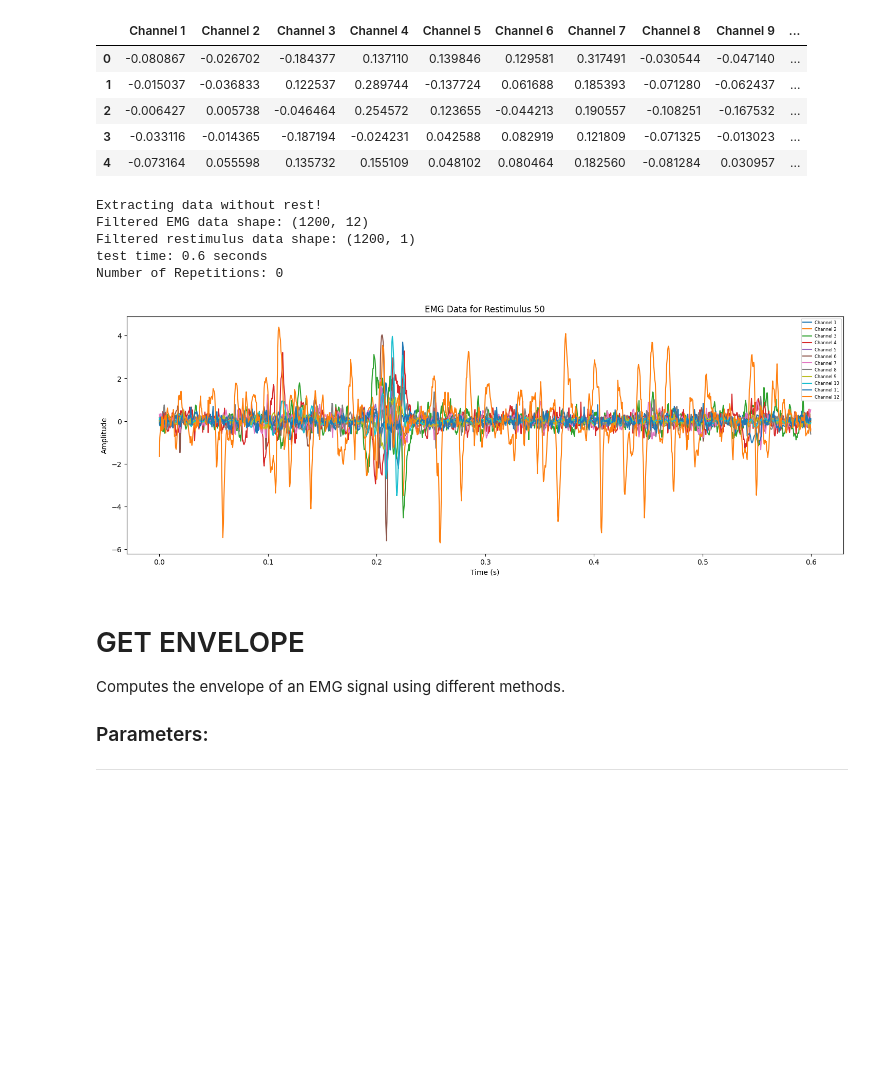
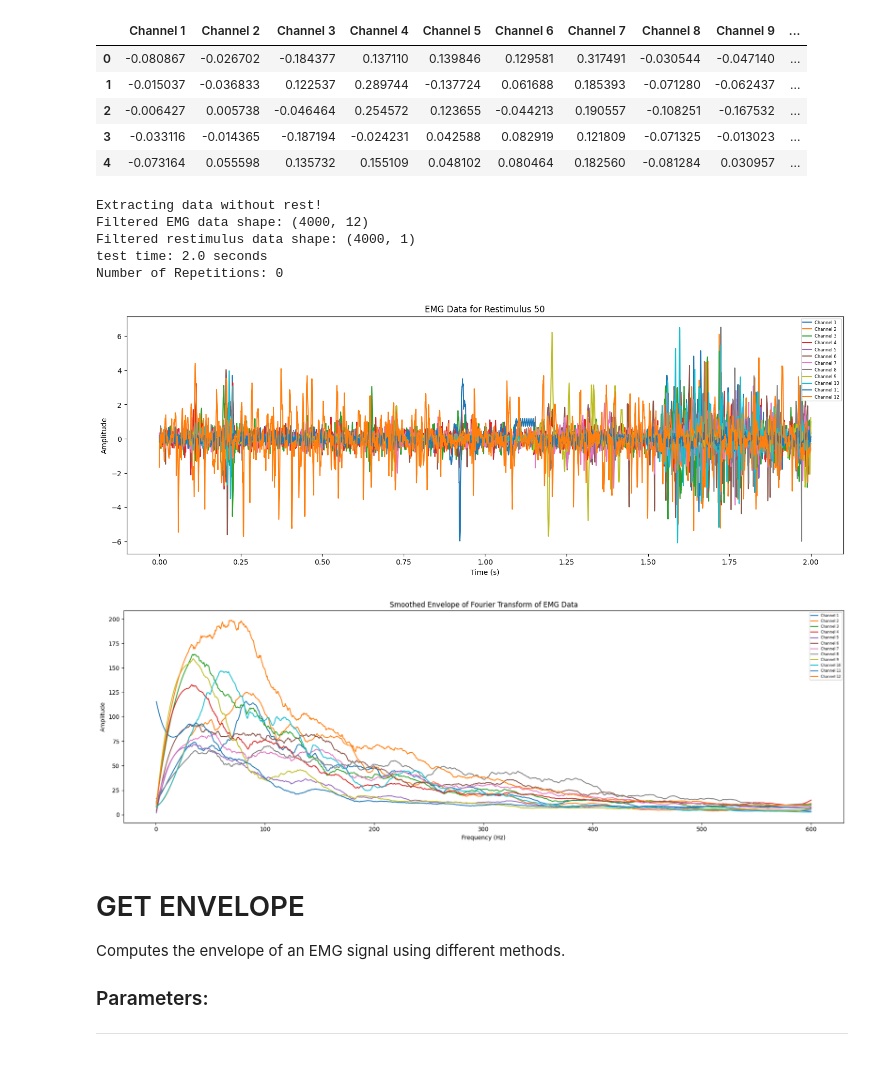
Before and after one commit to DanielSenseAI/IA_ProsthesisUdeA, a Jupyter notebook: envelope_processing.ipynb, the cells around one changed output. Saved outputs shown, nothing was run; the diff lists cells and outputs as text; code cells hidden in the pictures; blank space fills up the shorter version.

```diff
--- a/envelope_processing.ipynb
+++ b/envelope_processing.ipynb
@@ -65,14 +65,15 @@ New restimulus values in Relabeled: [ 0 50 51 52 53 54 55 56 57 58 59 60 61]
 | 3 | -0.033116 | -0.014365 | -0.187194 | -0.024231 | 0.042588 | 0.082919 | 0.121809 | -0.071325 | -0.013023 | ... |
 | 4 | -0.073164 | 0.055598 | 0.135732 | 0.155109 | 0.048102 | 0.080464 | 0.182560 | -0.081284 | 0.030957 | ... |
 # %%
-src.plot_emg_dataframe(database, test_df, 50, length=0.6)
+src.plot_emg_dataframe(database, test_df, 50, length=2, addFourier=True)
 # %% [output]
 Extracting data without rest!
-Filtered EMG data shape: (1200, 12)
-Filtered restimulus data shape: (1200, 1)
-test time: 0.6 seconds
+Filtered EMG data shape: (4000, 12)
+Filtered restimulus data shape: (4000, 1)
+test time: 2.0 seconds
 Number of Repetitions: 0
-[figure, old version]
+[figure, new version]
+[figure, added]
 # %% [markdown]
 # GET ENVELOPE
 Computes the envelope of an EMG signal using different methods.
```
Also changed, not shown: parts of 7 cells of this notebook, 3 other files.
